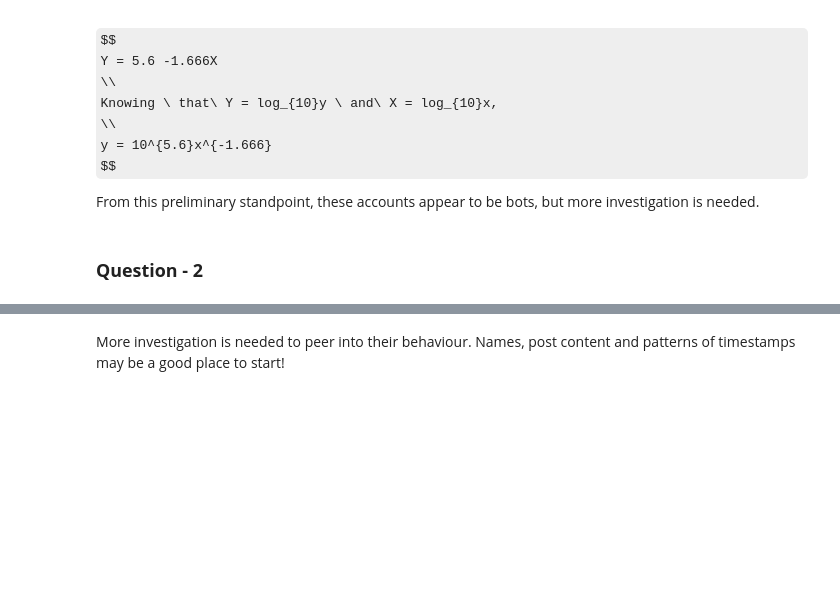
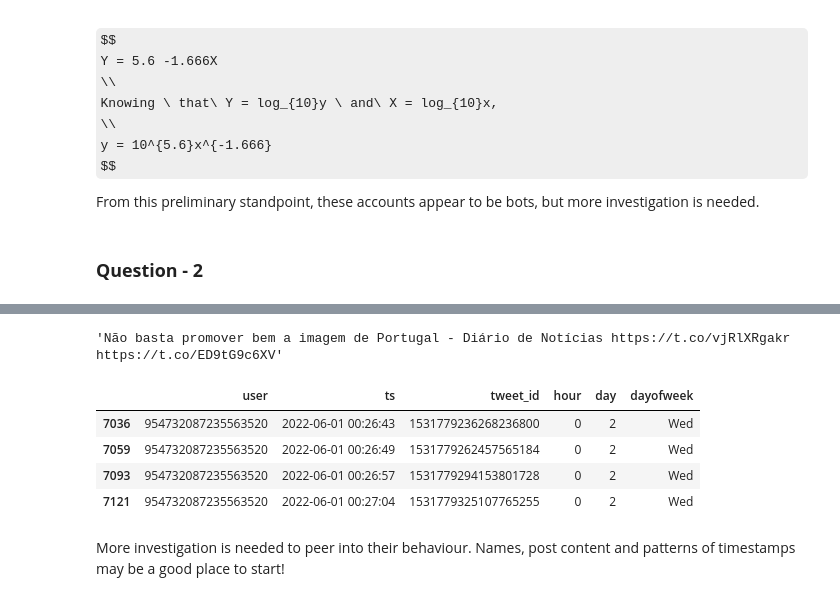
Before and after one commit to katoxiv/X-Notebooks, a Jupyter notebook: Twitter_Coursework/02_Users.ipynb, the cells around one changed output, grey strips where cells are left out. Cells and saved outputs as stored; diff of their text form; code cells hidden in the pictures; some formulas as TeX source; blank space fills up the shorter version.

```diff
--- a/Twitter_Coursework/02_Users.ipynb
+++ b/Twitter_Coursework/02_Users.ipynb
@@ -41,10 +41,10 @@ Wall time: 23.2 s
 # Convert timestamp to datetime format
 ts_convert = [datetime.datetime.fromtimestamp(int(dt)//1000) for dt in ts]
 
-twt_df = pd.DataFrame(
-    list(zip(user , ts_convert , tweets)) , columns = ['user' , 'ts' , 'tweet_id']
-)
+# twt_df = pd.DataFrame(
+#     list(zip(user , ts_convert , tweets)) , columns = ['user' , 'ts' , 'tweet_id']
+# )
 
-twt_df = twt_df[twt_df['tweet_id']!="None"].drop_duplicates()
-print(f'length of tweet df is {len(twt_df)}')
+# twt_df = twt_df[twt_df['tweet_id']!="None"].drop_duplicates()
+# print(f'length of tweet df is {len(twt_df)}')
 # %% [output]
@@ -149,6 +148,22 @@ Wall time: 111 ms
 | 736010 | 954732087235563520 | 11628 |
 | 188394 | 1384110594 | 11294 |
 | 27730 | 1069583615762288642 | 10087 |
+# %%
+"N\u00e3o basta promover bem a imagem de Portugal - Di\u00e1rio de Not\u00edcias https://t.co/vjRlXRgakr https://t.co/ED9tG9c6XV"
+# %% [output]
+'Não basta promover bem a imagem de Portugal - Diário de Notícias https://t.co/vjRlXRgakr https://t.co/ED9tG9c6XV'
+# %%
+# twt_df[twt_df['user'] == '1384110594'] #L'Hora Catalana - tweets random times e.g.: "It's five minutes to half past eleven in the morning"
+# twt_df[twt_df['user'] == '1069583615762288642'] # minijob-anzeigen.de - German Job website - "Automated"
+# twt_df[twt_df['user'] == '1402775770481713157'] # crazy halal turkish account!
+# twt_df[twt_df['user'] == '1491316688549253120'] # Daily News 79
+twt_df[twt_df['user'] == '954732087235563520'].head(4)
+# %% [output]
+|  | user | ts | tweet_id | hour | day | dayofweek |
+| 7036 | 954732087235563520 | 2022-06-01 00:26:43 | 1531779236268236800 | 0 | 2 | Wed |
+| 7059 | 954732087235563520 | 2022-06-01 00:26:49 | 1531779262457565184 | 0 | 2 | Wed |
+| 7093 | 954732087235563520 | 2022-06-01 00:26:57 | 1531779294153801728 | 0 | 2 | Wed |
+| 7121 | 954732087235563520 | 2022-06-01 00:27:04 | 1531779325107765255 | 0 | 2 | Wed |
 # %% [markdown]
 More investigation is needed to peer into their behaviour. Names, post content and patterns of timestamps may be a good place to start!
 # %%
```
Also changed, not shown: parts of 25 cells of this notebook.
